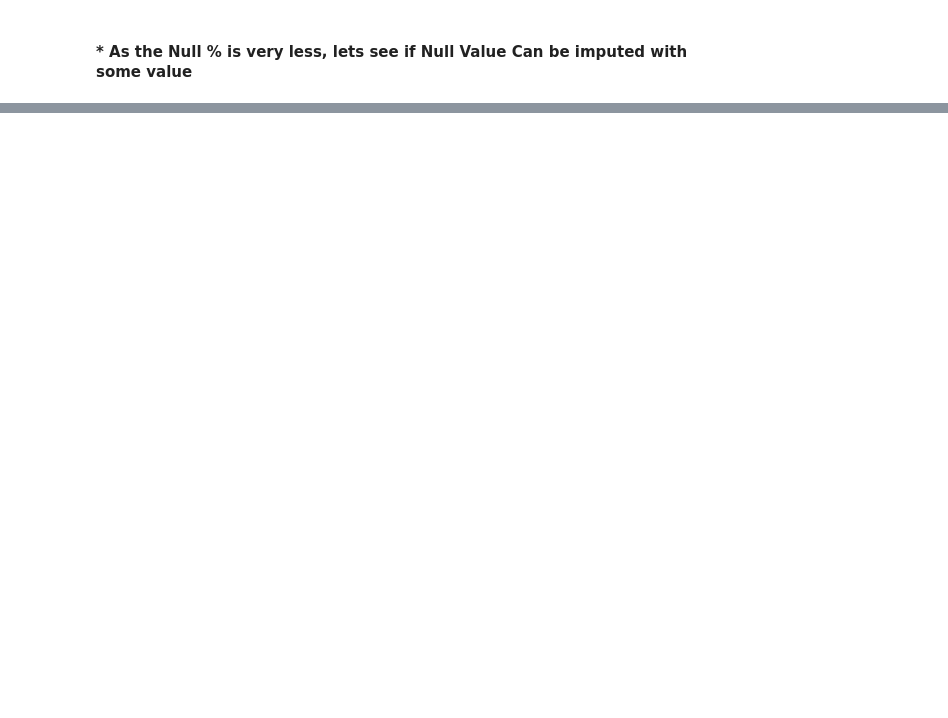
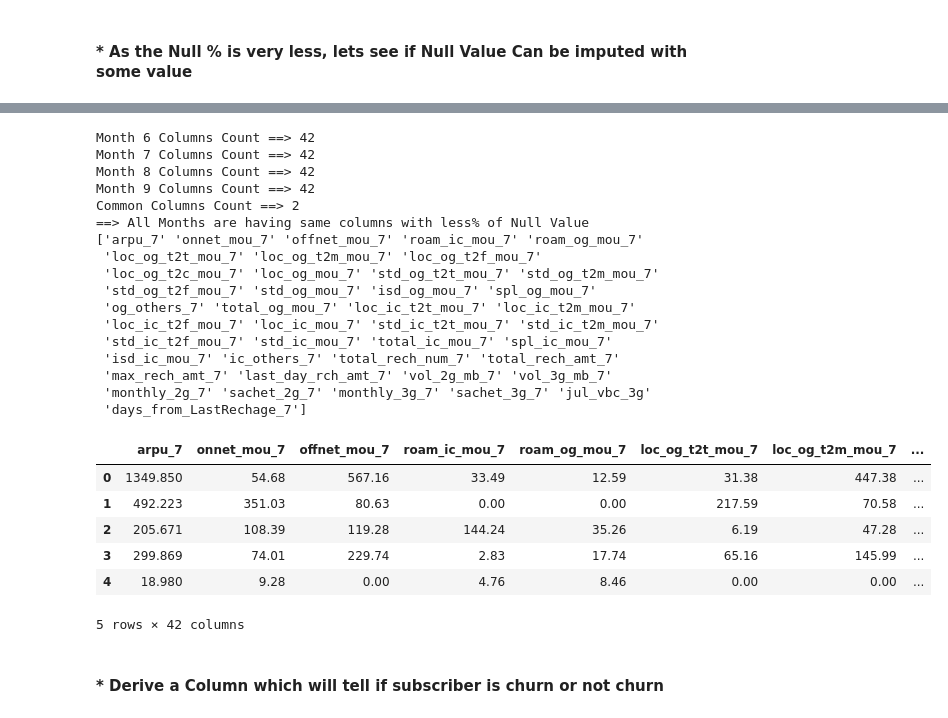
Before and after one commit to hrudaya21/Telecom_Churn_GroupAssignment, a Jupyter notebook: Individual_Analysis_Hrudaya.ipynb, the cells around one changed output, grey strips where cells are left out. Drawn from its saved outputs; the diff is of its cells as text; code cells hidden in the pictures; blank space fills up the shorter version.

```diff
--- a/Individual_Analysis_Hrudaya.ipynb
+++ b/Individual_Analysis_Hrudaya.ipynb
@@ -304,0 +365,38 @@ Name: days_from_LastRechage_7, Length: 99999, dtype: int64
+# %%
+column_Month_6, column_Month_7, column_Month_8, column_Month_9, column_Common = returnColumnsByMonth(df)
+
+print("Month 6 Columns Count ==> {}".format(len(column_Month_6)))
+print("Month 7 Columns Count ==> {}".format(len(column_Month_7)))
+print("Month 8 Columns Count ==> {}".format(len(column_Month_8)))
+print("Month 9 Columns Count ==> {}".format(len(column_Month_9)))
+print("Common Columns Count ==> {}".format(len(column_Common)))
+print("==> All Months are having same columns with less% of Null Value")
+print(np.array(column_Month_7))
+df.loc[:, column_Month_7].head()
+# %% [output]
+Month 6 Columns Count ==> 42
+Month 7 Columns Count ==> 42
+Month 8 Columns Count ==> 42
+Month 9 Columns Count ==> 42
+Common Columns Count ==> 2
+==> All Months are having same columns with less% of Null Value
+['arpu_7' 'onnet_mou_7' 'offnet_mou_7' 'roam_ic_mou_7' 'roam_og_mou_7'
+ 'loc_og_t2t_mou_7' 'loc_og_t2m_mou_7' 'loc_og_t2f_mou_7'
+ 'loc_og_t2c_mou_7' 'loc_og_mou_7' 'std_og_t2t_mou_7' 'std_og_t2m_mou_7'
+ 'std_og_t2f_mou_7' 'std_og_mou_7' 'isd_og_mou_7' 'spl_og_mou_7'
+ 'og_others_7' 'total_og_mou_7' 'loc_ic_t2t_mou_7' 'loc_ic_t2m_mou_7'
+ 'loc_ic_t2f_mou_7' 'loc_ic_mou_7' 'std_ic_t2t_mou_7' 'std_ic_t2m_mou_7'
+ 'std_ic_t2f_mou_7' 'std_ic_mou_7' 'total_ic_mou_7' 'spl_ic_mou_7'
+ 'isd_ic_mou_7' 'ic_others_7' 'total_rech_num_7' 'total_rech_amt_7'
+ 'max_rech_amt_7' 'last_day_rch_amt_7' 'vol_2g_mb_7' 'vol_3g_mb_7'
+ 'monthly_2g_7' 'sachet_2g_7' 'monthly_3g_7' 'sachet_3g_7' 'jul_vbc_3g'
+ 'days_from_LastRechage_7']
+|  | arpu_7 | onnet_mou_7 | offnet_mou_7 | roam_ic_mou_7 | roam_og_mou_7 | loc_og_t2t_mou_7 | loc_og_t2m_mou_7 | ... |
+| 0 | 1349.850 | 54.68 | 567.16 | 33.49 | 12.59 | 31.38 | 447.38 | ... |
+| 1 | 492.223 | 351.03 | 80.63 | 0.00 | 0.00 | 217.59 | 70.58 | ... |
+| 2 | 205.671 | 108.39 | 119.28 | 144.24 | 35.26 | 6.19 | 47.28 | ... |
+| 3 | 299.869 | 74.01 | 229.74 | 2.83 | 17.74 | 65.16 | 145.99 | ... |
+| 4 | 18.980 | 9.28 | 0.00 | 4.76 | 8.46 | 0.00 | 0.00 | ... |
+5 rows × 42 columns
+# %% [markdown]
+#### * Derive a Column which will tell if subscriber is churn or not churn
```
Also changed, not shown: parts of 21 cells of this notebook.
